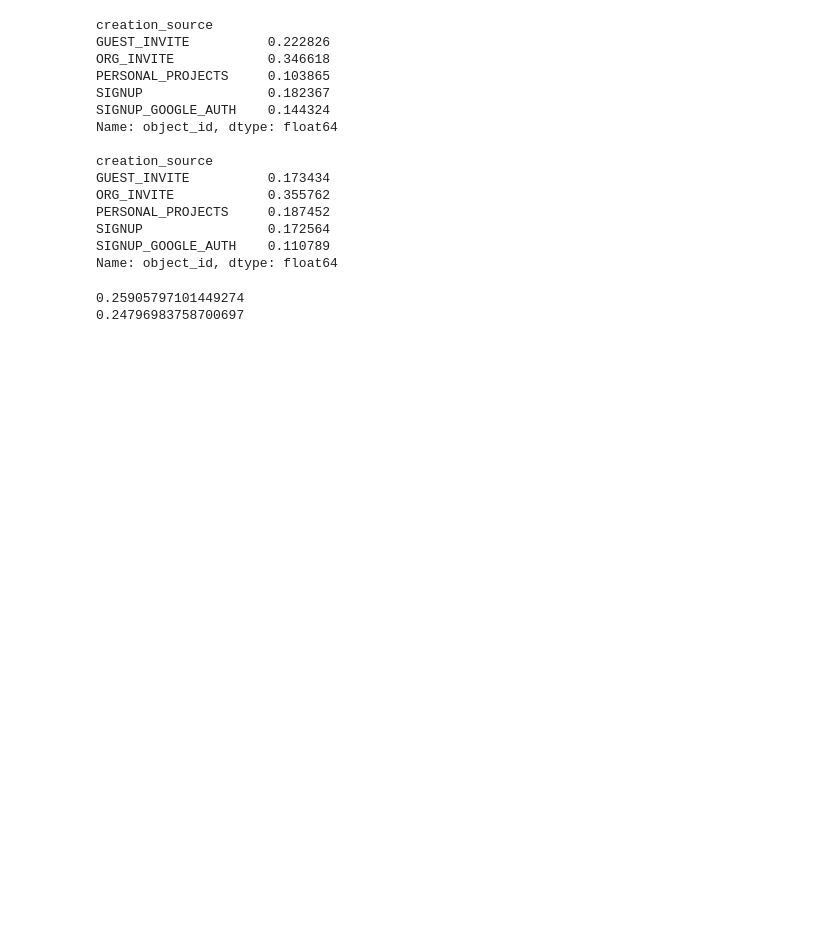
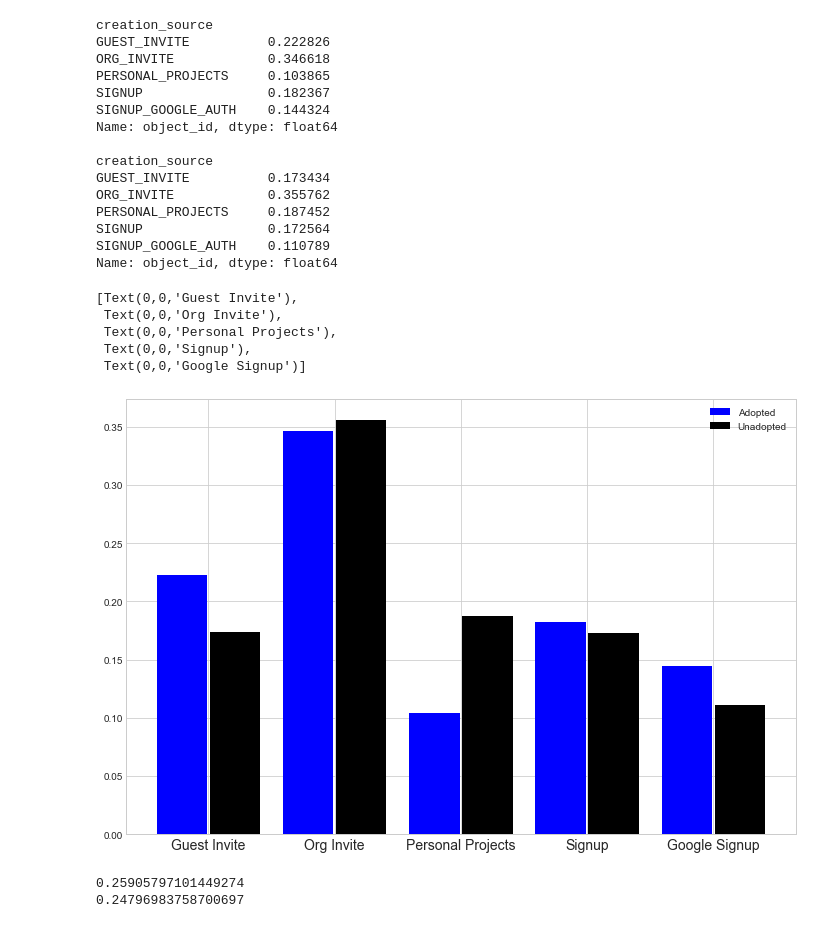
Before and after one commit to pandrewg/Mini-Projects, a Jupyter notebook: relax challenge/solution.ipynb, the cells around one changed output. Drawn from its saved outputs; the diff is of its cells as text; code cells hidden in the pictures; blank space fills up the shorter version.

```diff
--- a/relax challenge/solution.ipynb
+++ b/relax challenge/solution.ipynb
@@ -71,6 +71,24 @@ PERSONAL_PROJECTS     0.187452
 SIGNUP                0.172564
 SIGNUP_GOOGLE_AUTH    0.110789
 Name: object_id, dtype: float64
+# %%
+fig, ax = plt.subplots(1,1,figsize=(12,8))
+
+k = 0.42
+ax.bar([0-k,2-k,4-k,6-k,8-k],\
+       (adopted_user_info.groupby('creation_source').count()/len(adopted_user_info))['object_id'],facecolor='b')
+ax.bar([0+k,2+k,4+k,6+k,8+k],\
+       (unadopted_user_info.groupby('creation_source').count()/len(unadopted_user_info))['object_id'],facecolor='k')
+ax.legend(['Adopted','Unadopted'])
+ax.set_xticks([0,2,4,6,8])
+ax.set_xticklabels(('Guest Invite','Org Invite','Personal Projects','Signup','Google Signup'),fontsize=14)
+# %% [output]
+[Text(0,0,'Guest Invite'),
+ Text(0,0,'Org Invite'),
+ Text(0,0,'Personal Projects'),
+ Text(0,0,'Signup'),
+ Text(0,0,'Google Signup')]
+[figure, added]
 # %%
 # frequency of opting into mailing list is about the same for adopted and unadopted users. not predictive
 
```
Also changed, not shown: parts of 13 cells of this notebook.
